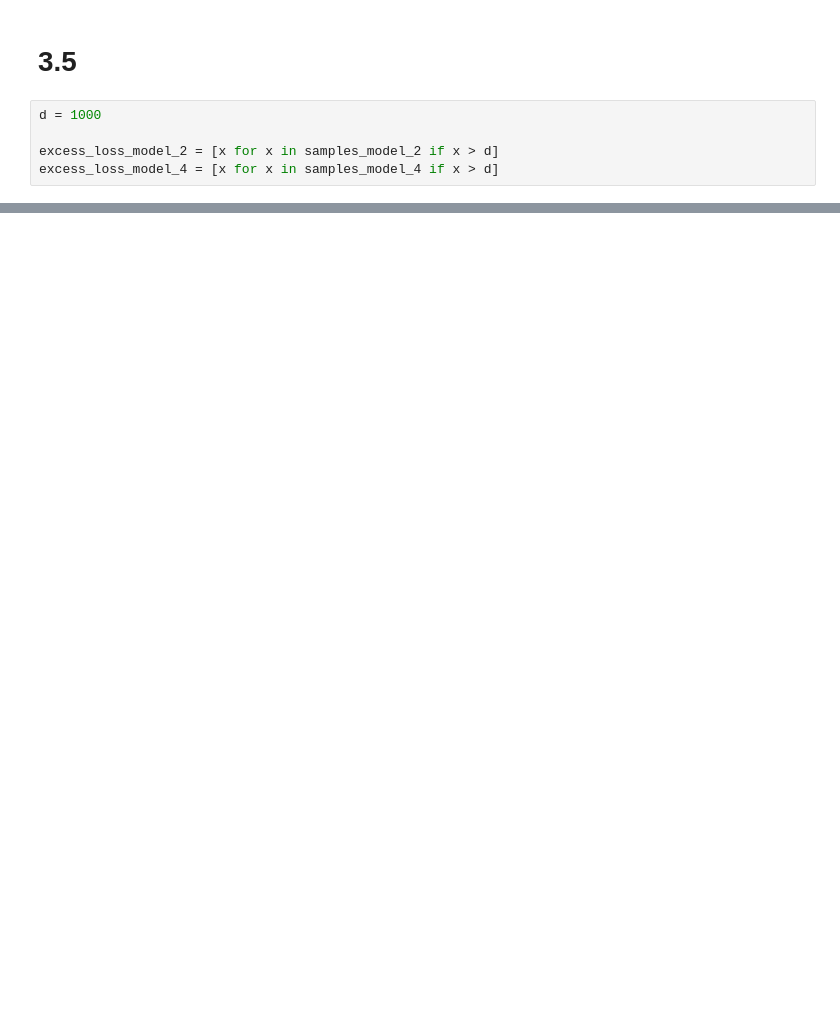
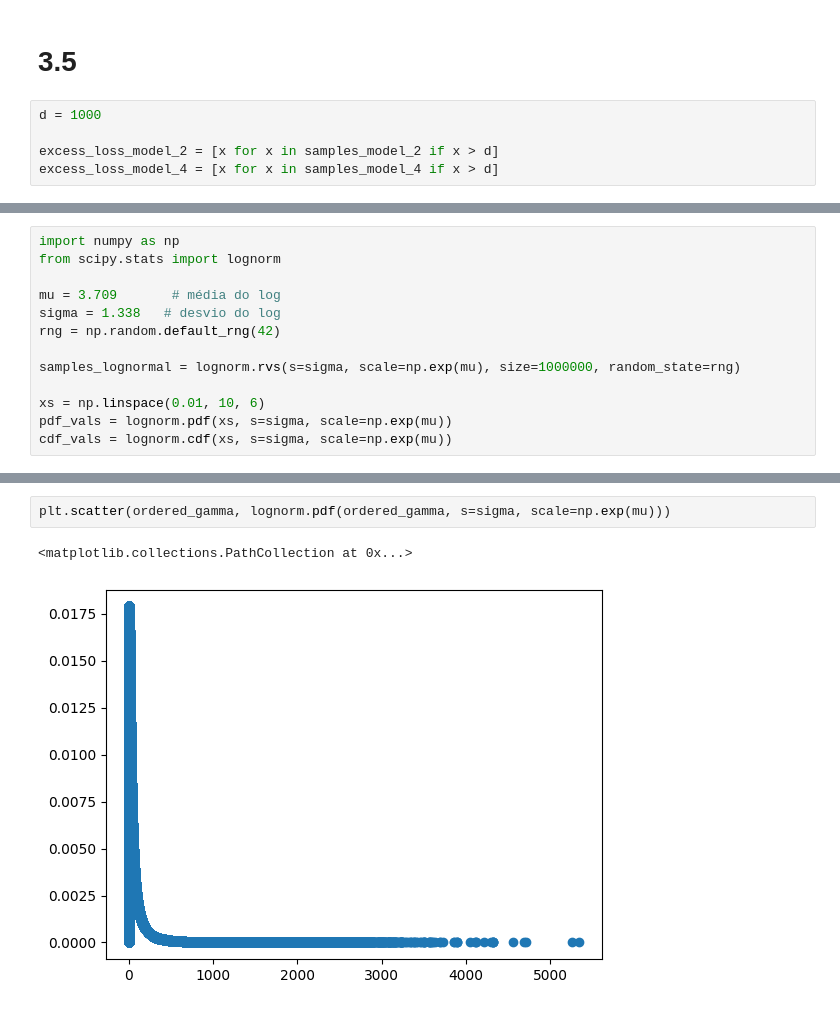
Before and after one commit to Eugeniobr/loss_models, a Jupyter notebook: basic_distributional_quantities.ipynb, the cells around one changed output, grey strips where cells are left out. Saved outputs shown, nothing was run; the diff lists cells and outputs as text; blank space fills up the shorter version.

```diff
--- a/basic_distributional_quantities.ipynb
+++ b/basic_distributional_quantities.ipynb
@@ -145,0 +276,13 @@ print(np.mean(excess_loss_model_4))
+# %%
+import numpy as np
+from scipy.stats import lognorm
+
+mu = 3.709       # média do log
+sigma = 1.338   # desvio do log
+rng = np.random.default_rng(42)
+
+samples_lognormal = lognorm.rvs(s=sigma, scale=np.exp(mu), size=1000000, random_state=rng)
+
+xs = np.linspace(0.01, 10, 6)
+pdf_vals = lognorm.pdf(xs, s=sigma, scale=np.exp(mu))
+cdf_vals = lognorm.cdf(xs, s=sigma, scale=np.exp(mu))
@@ -145,0 +345,5 @@ print(np.mean(excess_loss_model_4))
+# %%
+plt.scatter(ordered_gamma, lognorm.pdf(ordered_gamma, s=sigma, scale=np.exp(mu)))
+# %% [output]
+<matplotlib.collections.PathCollection at 0x...>
+[figure, added]
```
Also changed, not shown: parts of 42 cells of this notebook.
